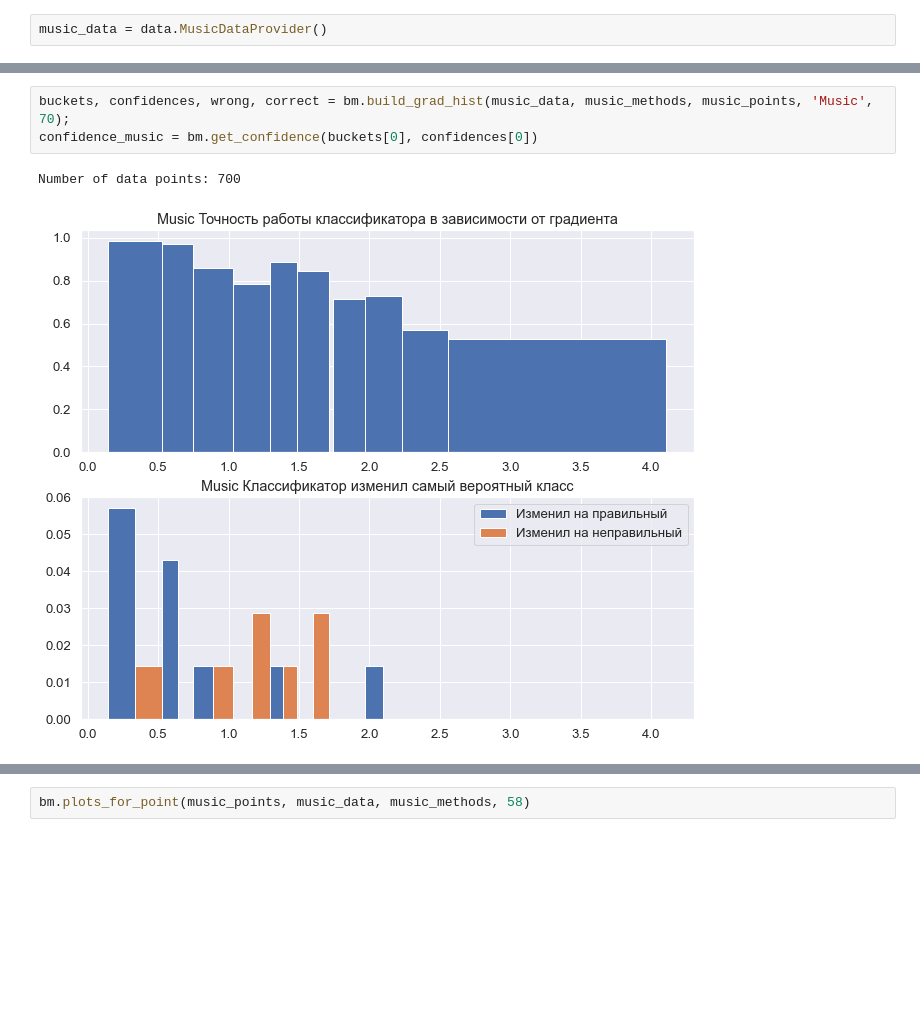
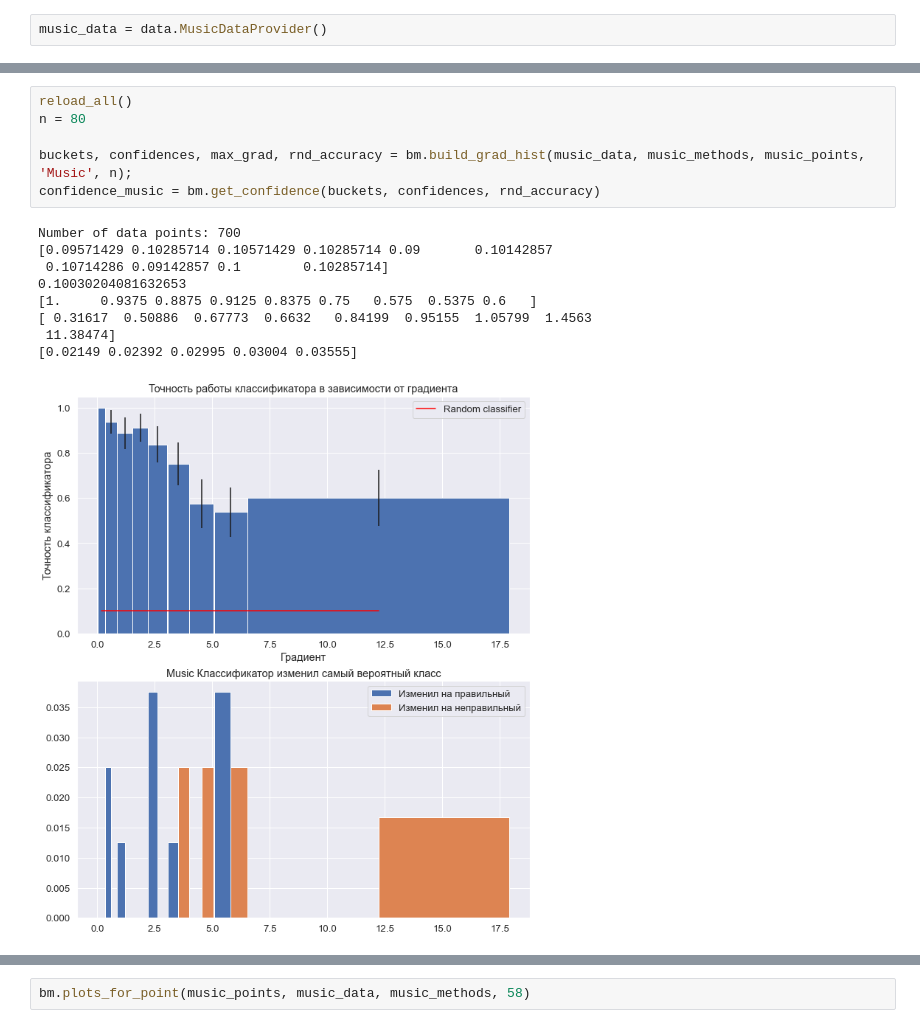
Before and after one commit to AndreySmirdin/CrowdInference, a Jupyter notebook: Music.ipynb, the cells around one changed output, grey strips where cells are left out. Saved outputs shown, nothing was run; the diff lists cells and outputs as text; blank space fills up the shorter version.

Commit message:
done analysis of last epoch grad

```diff
--- a/Music.ipynb
+++ b/Music.ipynb
@@ -72,6 +72,16 @@ Label accuracy is 0.7885714285714286
 # %%
-buckets, confidences, wrong, correct = bm.build_grad_hist(music_data, music_methods, music_points, 'Music', 70);
-confidence_music = bm.get_confidence(buckets[0], confidences[0])
+reload_all()
+n = 80
+
+buckets, confidences, max_grad, rnd_accuracy = bm.build_grad_hist(music_data, music_methods, music_points, 'Music', n);
+confidence_music = bm.get_confidence(buckets, confidences, rnd_accuracy)
 # %% [output]
 Number of data points: 700
+[0.09571429 0.10285714 0.10571429 0.10285714 0.09       0.10142857
+ 0.10714286 0.09142857 0.1        0.10285714]
+0.10030204081632653
+[1.     0.9375 0.8875 0.9125 0.8375 0.75   0.575  0.5375 0.6   ]
+[ 0.31617  0.50886  0.67773  0.6632   0.84199  0.95155  1.05799  1.4563
+ 11.38474]
+[0.02149 0.02392 0.02995 0.03004 0.03555]
-[figure, old version]
+[figure, new version]
```
Also changed, not shown: parts of 6 cells of this notebook, 9 other files.
